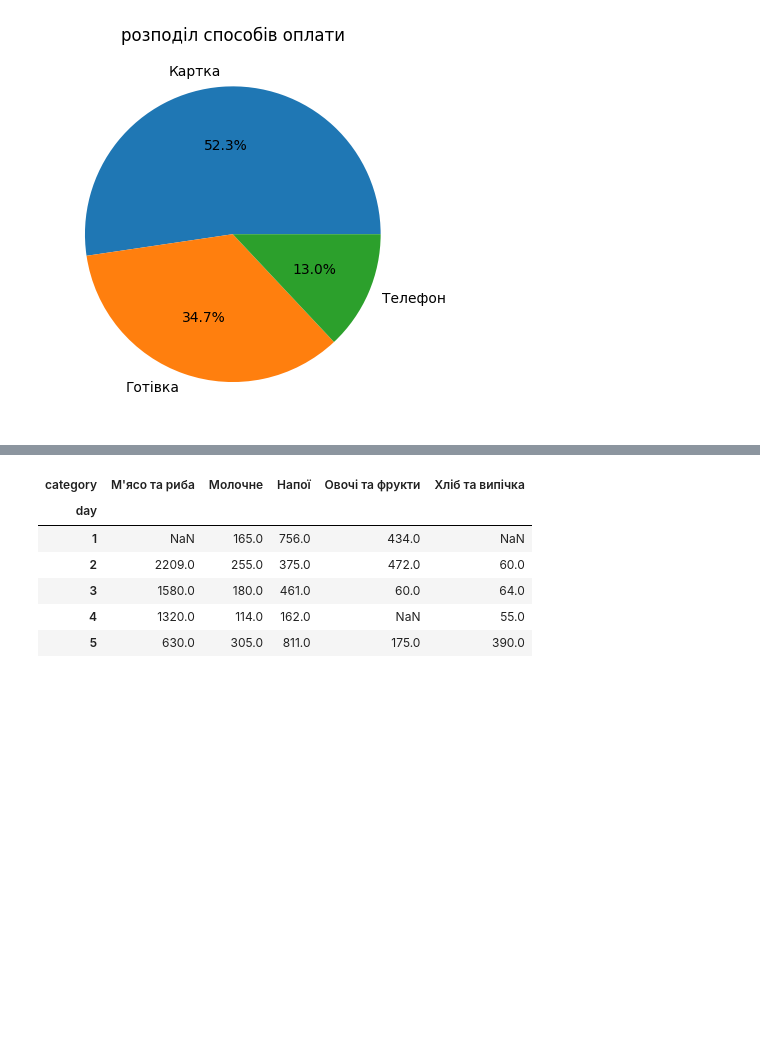
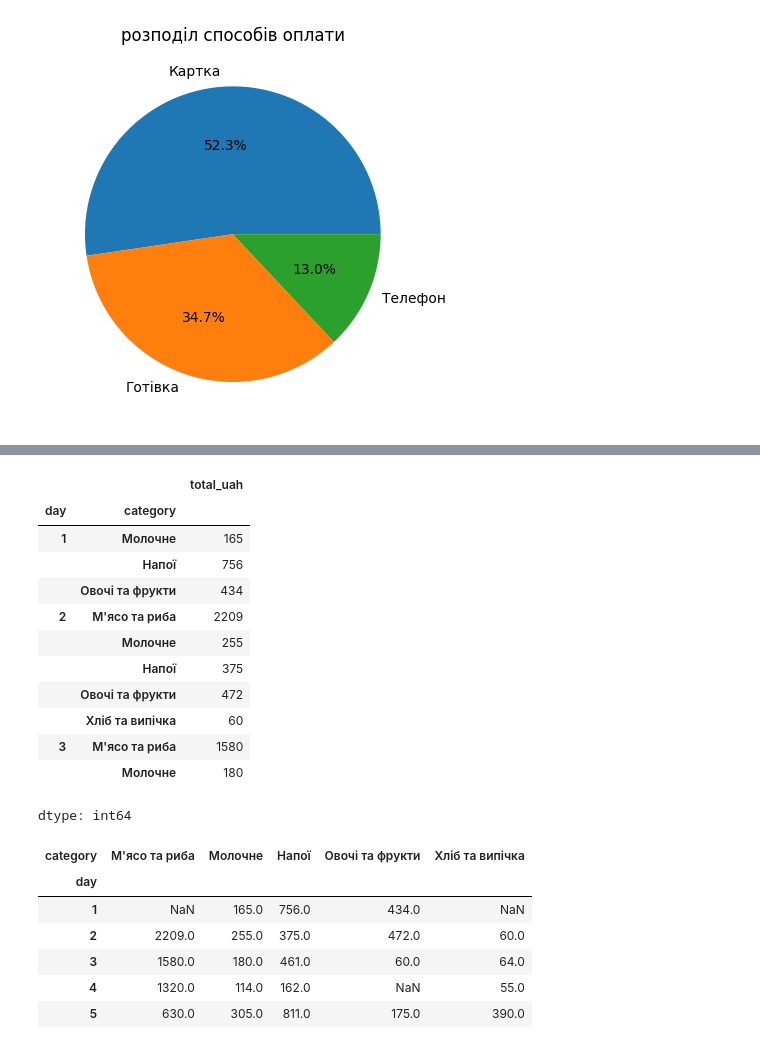
Before and after one commit to edik06031-rgb/DTA_2026, a Jupyter notebook: project_store_sales_analysis/store_sales_analysis.ipynb, the cells around one changed output, grey strips where cells are left out. Saved outputs shown, nothing was run; the diff lists cells and outputs as text; code cells hidden in the pictures; blank space fills up the shorter version.

```diff
--- a/project_store_sales_analysis/store_sales_analysis.ipynb
+++ b/project_store_sales_analysis/store_sales_analysis.ipynb
@@ -701,2 +716,18 @@ plt.show()
 [figure]
+# %%
+df.groupby(['day', 'category'])['total_uah'].sum().head(10)
+# %% [output]
+|  |  | total_uah |
+| day | category |  |
+| 1 | Молочне | 165 |
+|  | Напої | 756 |
+|  | Овочі та фрукти | 434 |
+| 2 | М'ясо та риба | 2209 |
+|  | Молочне | 255 |
+|  | Напої | 375 |
+|  | Овочі та фрукти | 472 |
+|  | Хліб та випічка | 60 |
+| 3 | М'ясо та риба | 1580 |
+|  | Молочне | 180 |
+dtype: int64
 # %%
```
Also changed, not shown: parts of 27 cells of this notebook.
